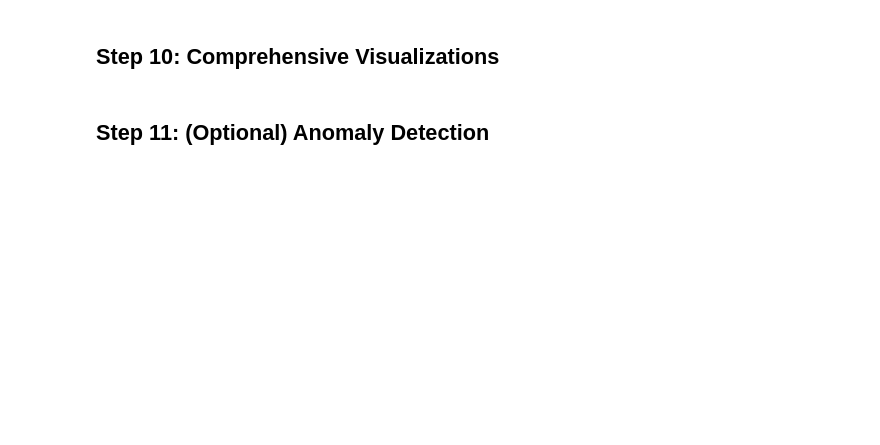
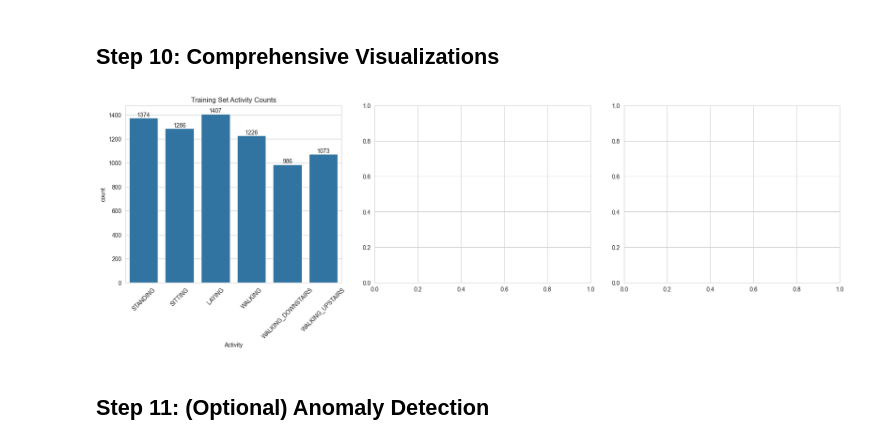
Before and after one commit to crawfordb2026/activity-forest, a Jupyter notebook: notebooks/01_HAR_Classification_Starter.ipynb, the cells around one changed output. Drawn from its saved outputs; the diff is of its cells as text; code cells hidden in the pictures; blank space fills up the shorter version.

Commit message:
tuned hyper parameters and plotted results

```diff
--- a/notebooks/01_HAR_Classification_Starter.ipynb
+++ b/notebooks/01_HAR_Classification_Starter.ipynb
@@ -210,12 +269,26 @@ from sklearn.metrics import confusion_matrix, classification_report
 # %%
 # TODO: Create a figure with multiple subplots
 # - Activity distribution
 # - Confusion matrix
 # - Top feature importances
+from numpy.matlib import pad
+
+
+fig, axes = plt.subplots(1, 3, figsize=(18,5))
+sns.countplot(data=train_df, x='Activity', ax=axes[0])
+plt.tight_layout()
+axes[0].set_title('Training Set Activity Counts')
+axes[0].bar_label(axes[0].containers[0])
+axes[0].tick_params(axis='x', rotation=45)
+
+
+
 
 # TODO: Add titles, labels, formatting
 
 # TODO: Save the figure
+# %% [output]
+[figure, added]
 # %% [markdown]
 ## Step 11: (Optional) Anomaly Detection
 # %%
```
Also changed, not shown: parts of 6 cells of this notebook.
